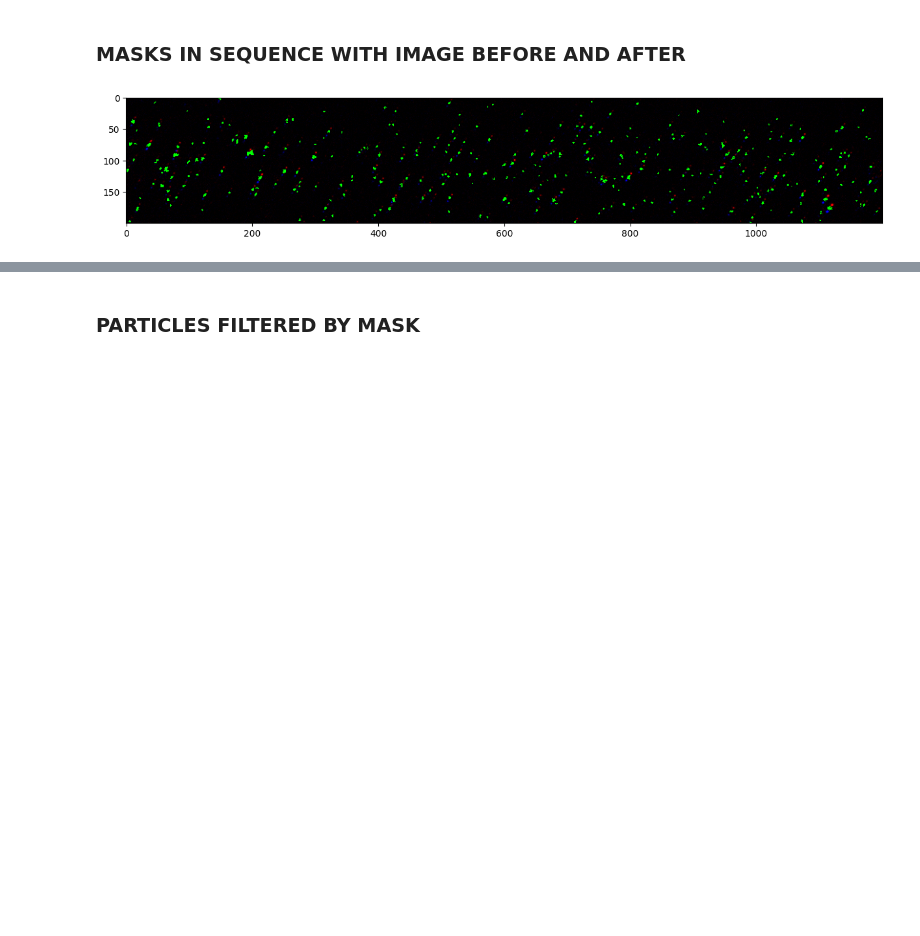
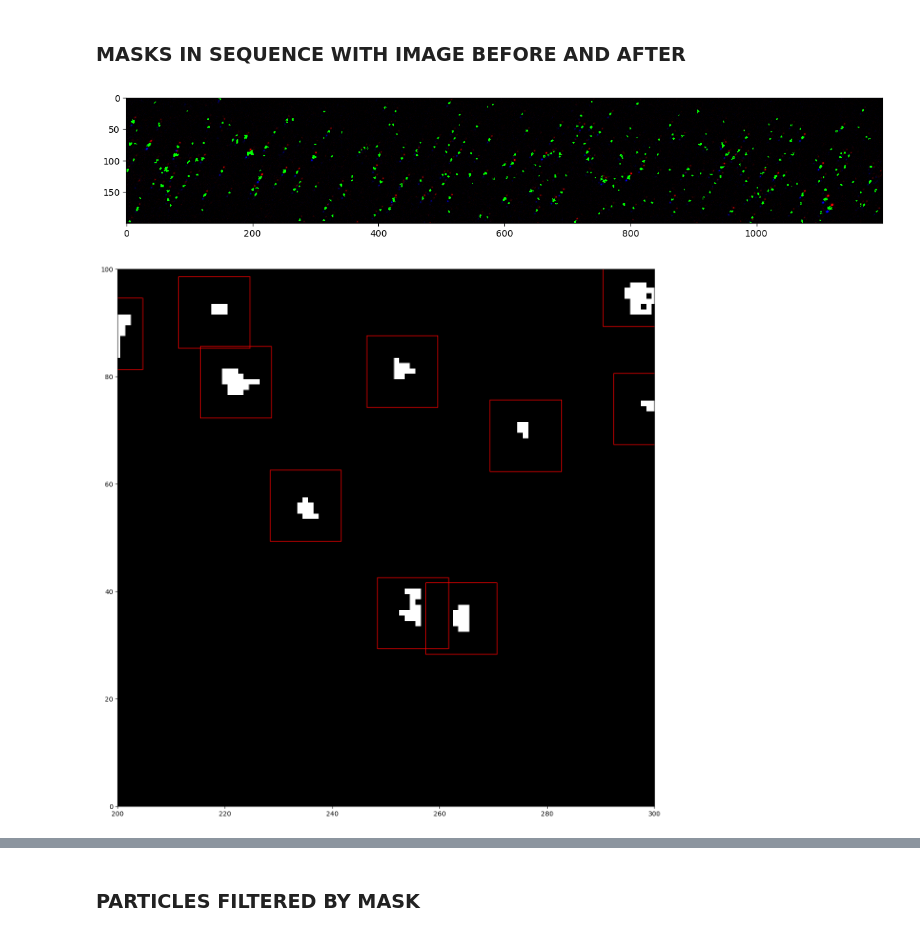
Before and after one commit to Eigil121/particle_tracking_02456, a Jupyter notebook: notebooks/load_annotations.ipynb, the cells around one changed output, grey strips where cells are left out. Drawn from its saved outputs; the diff is of its cells as text; code cells hidden in the pictures; blank space fills up the shorter version.

Commit message:
Simulated data almost finished

```diff
--- a/notebooks/load_annotations.ipynb
+++ b/notebooks/load_annotations.ipynb
@@ -12,7 +12,7 @@ import matplotlib.pyplot as plt
 from src.data.build_mask import build_mask
 
 # Replace 'path_to_your_image' with the actual path to your image (relative to the root of the project)
-image_path = 'data/interim/batch1/cam0/B00002.png'
+image_path = 'data/interim/batch1/cam0/B00002.im7.png'
 
 # Open the image file
 img = Image.open(image_path)
@@ -25,7 +25,7 @@ plt.figure(figsize=(15, 15))
 plt.imshow(img, cmap='gray')
 plt.show()
 
-json_path = "src/data/data_labeller/project-2-at-2023-11-20-14-43-f6f813f4.json"
+json_path = "src/data/data_labeller/LabelData_20-11-2023_halfdomain_cam0.json"
 mask = build_mask(json_path)
 
 # Plot mask
@@ -57,3 +57,40 @@ plt.imshow(img_stacked.astype("int")[:,:1200,:])
 plt.show()
 # %% [output]
 [figure]
+# %%
+from matplotlib.patches import Rectangle
+import scipy.ndimage as ndimage
+import matplotlib.pyplot as plt
+
+# Label connected components in the mask
+labels, num_labels = ndimage.label(mask)
+
+# Calculate the Euclidean distance transform of the labeled mask
+distances = ndimage.distance_transform_edt(mask)
+
+# Find the maximum position (centroid) of each labeled component
+centroids = ndimage.maximum_position(distances, labels, range(1, num_labels + 1))
+
+# Calculate the radius that surrounds all the points in the grouping
+max_distance = distances.max()
+radius = max_distance*2 + 1
+
+# Plot the mask
+plt.figure(figsize=(15, 15))
+plt.imshow(mask, cmap='gray')
+shift= 200
+plt.xlim(0+shift, 100+shift)
+plt.ylim(0, 100)
+
+# Plot rectangles for each centroid
+for centroid in centroids:
+    x = centroid[1] - radius
+    y = centroid[0] - radius
+    width = 2 * radius
+    height = 2 * radius
+    rectangle = Rectangle((x, y), width, height, facecolor='none', edgecolor='r')
+    plt.gca().add_patch(rectangle)
+
+plt.show()
+# %% [output]
+[figure, added]
```
Also changed, not shown: parts of 7 cells of this notebook, 1 other file.
